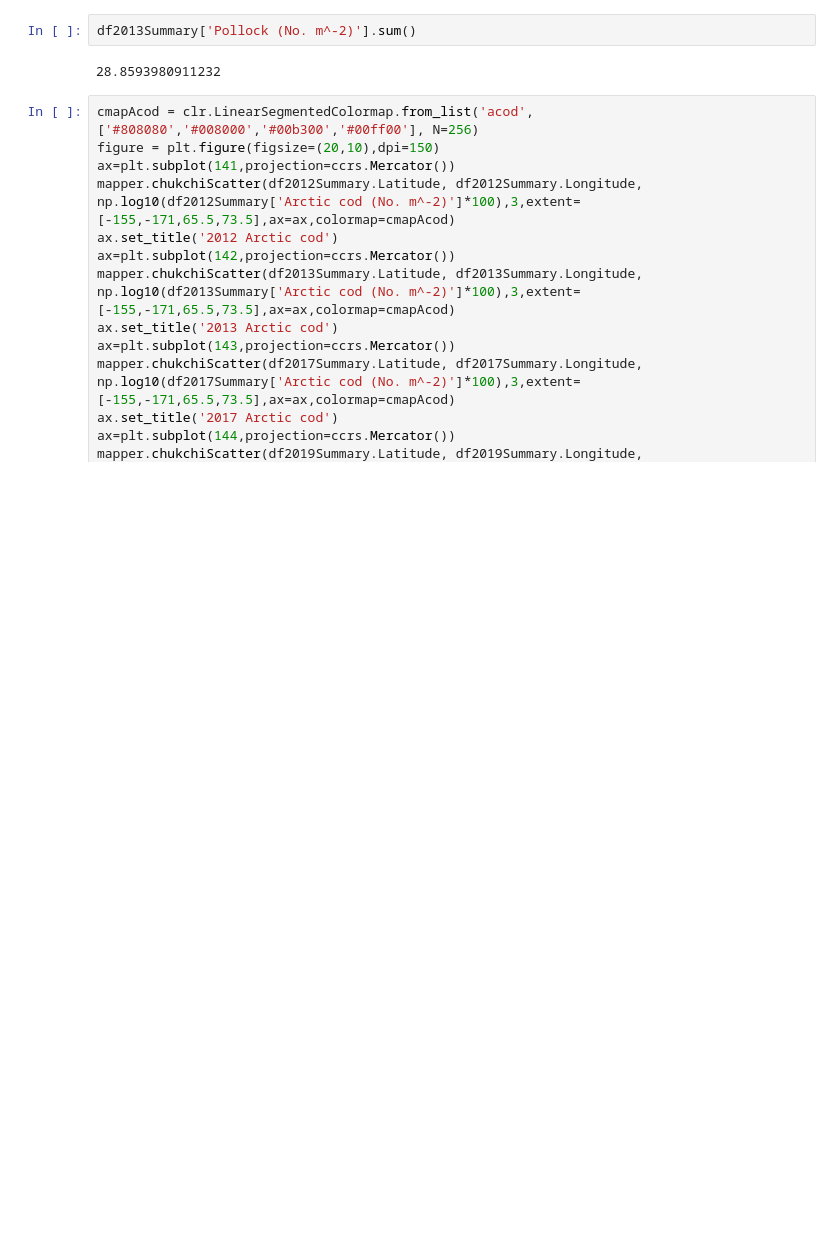
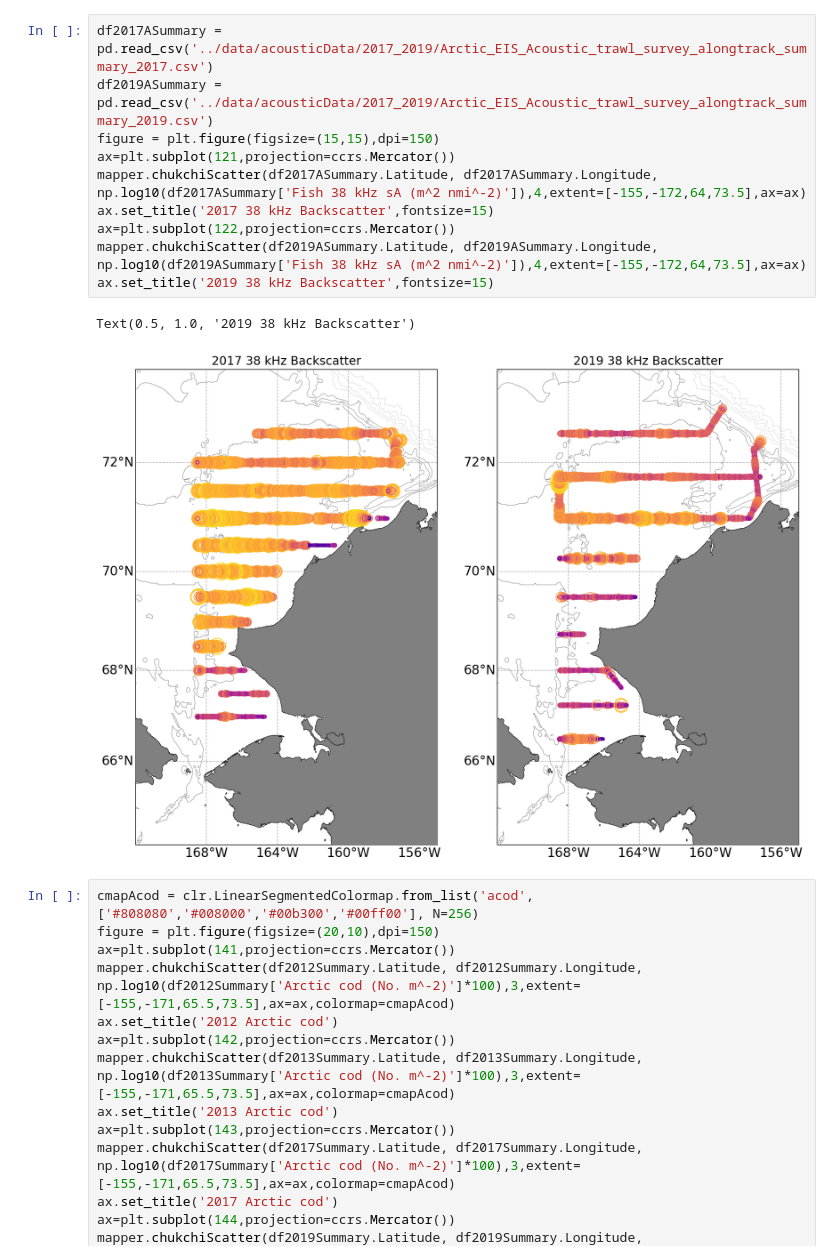
Before and after one commit to leviner/ChukchiTimeSeries, a Jupyter notebook: code/F3_fishMap.ipynb, the cells around one changed output. Drawn from its saved outputs; the diff is of its cells as text; blank space fills up the shorter version.

```diff
--- a/code/F3_fishMap.ipynb
+++ b/code/F3_fishMap.ipynb
@@ -14,10 +14,19 @@ df2012Summary = pd.read_csv('../data/acousticData/2012_2013/Arctic_EIS_Acoustic_
 df2013Summary = pd.read_csv('../data/acousticData/2012_2013/Arctic_EIS_Acoustic_trawl_survey_alongtrack_summary_2013_v3.csv')
 df2017Summary = pd.read_csv('../data/catchData/2017_2019/Arctic_EIS_Acoustic_trawl_survey_alongtrack_summary_2017.csv')
 df2019Summary = pd.read_csv('../data/catchData/2017_2019/Arctic_EIS_Acoustic_trawl_survey_alongtrack_summary_2019.csv')
-# %%
-df2013Summary['Pollock (No. m^-2)'].sum()
-# %% [output]
-28.8593980911232
+# %%
+df2017ASummary = pd.read_csv('../data/acousticData/2017_2019/Arctic_EIS_Acoustic_trawl_survey_alongtrack_summary_2017.csv')
+df2019ASummary = pd.read_csv('../data/acousticData/2017_2019/Arctic_EIS_Acoustic_trawl_survey_alongtrack_summary_2019.csv')
+figure = plt.figure(figsize=(15,15),dpi=150)
+ax=plt.subplot(121,projection=ccrs.Mercator())
+mapper.chukchiScatter(df2017ASummary.Latitude, df2017ASummary.Longitude, np.log10(df2017ASummary['Fish 38 kHz sA (m^2 nmi^-2)']),4,extent=[-155,-172,64,73.5],ax=ax)
+ax.set_title('2017 38 kHz Backscatter',fontsize=15)
+ax=plt.subplot(122,projection=ccrs.Mercator())
+mapper.chukchiScatter(df2019ASummary.Latitude, df2019ASummary.Longitude, np.log10(df2019ASummary['Fish 38 kHz sA (m^2 nmi^-2)']),4,extent=[-155,-172,64,73.5],ax=ax)
+ax.set_title('2019 38 kHz Backscatter',fontsize=15)
+# %% [output]
+Text(0.5, 1.0, '2019 38 kHz Backscatter')
+[figure, added]
 # %%
 cmapAcod = clr.LinearSegmentedColormap.from_list('acod',['#808080','#008000','#00b300','#00ff00'], N=256)
 figure = plt.figure(figsize=(20,10),dpi=150)
```
Also changed, not shown: parts of 3 cells of this notebook, 4 other files.
